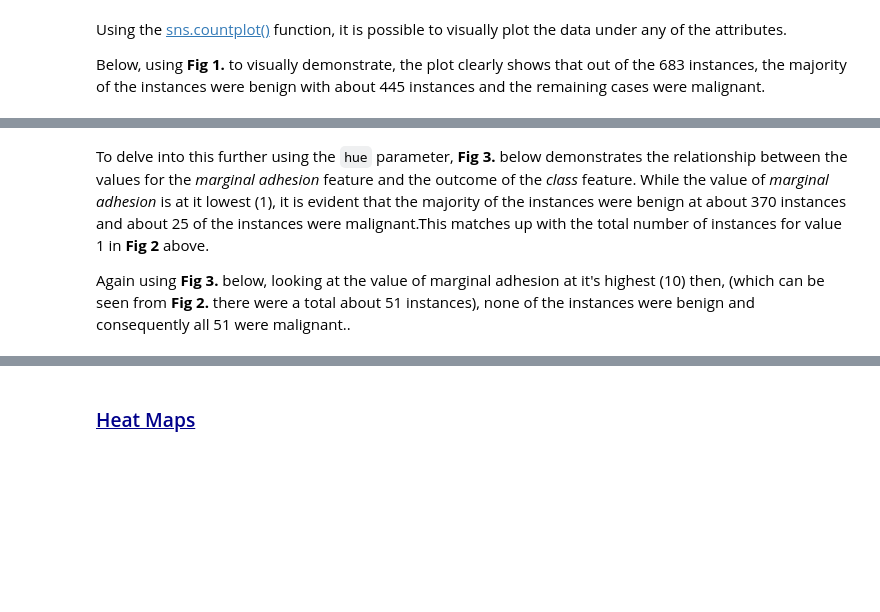
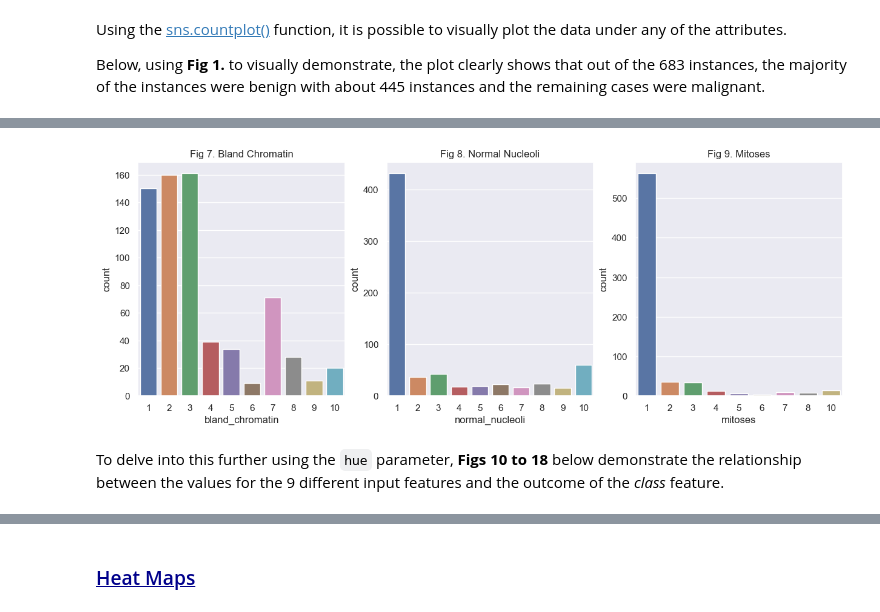
Before and after one commit to OCorry/PfDA-2022-Project-2, a Jupyter notebook: PfDA-2022-Project-2.ipynb, the cells around one changed output, grey strips where cells are left out. Saved outputs shown, nothing was run; the diff lists cells and outputs as text; code cells hidden in the pictures; blank space fills up the shorter version.

```diff
--- a/PfDA-2022-Project-2.ipynb
+++ b/PfDA-2022-Project-2.ipynb
@@ -391,4 +424,21 @@ plt.show()
+# %%
+sns.set(style = 'darkgrid')
+plt.figure(figsize=(15,5))
+
+plt.subplot(1,3,1)
+sns.countplot(x='bland_chromatin', data=df)
+plt.title("Fig 7. Bland Chromatin")
+
+plt.subplot(1,3,2)
+sns.countplot(x='normal_nucleoli', data=df)
+plt.title("Fig 8. Normal Nucleoli")
+
+plt.subplot(1,3,3)
+sns.countplot(x='mitoses', data=df)
+plt.title("Fig 9. Mitoses")
+
+plt.show()
+# %% [output]
+[figure, added]
 # %% [markdown]
-To delve into this further using the ``hue`` parameter, **Fig 3.** below demonstrates the relationship between the values for the *marginal adhesion* feature and the outcome of the *class* feature. While the value of *marginal adhesion* is at it lowest (1), it is evident that the majority of the instances were benign at about 370 instances and about 25 of the instances were malignant.This matches up with the total number of instances for value 1 in **Fig 2** above.
-
-Again using **Fig 3.** below, looking at the value of marginal adhesion at it's highest (10) then, (which can be seen from **Fig 2.** there were a total about 51 instances), none of the instances were benign and consequently all 51 were malignant..
+To delve into this further using the ``hue`` parameter, **Figs 10 to 18** below demonstrate the relationship between the values for the 9 different input features and the outcome of the *class* feature.
```
Also changed, not shown: parts of 17 cells of this notebook.
